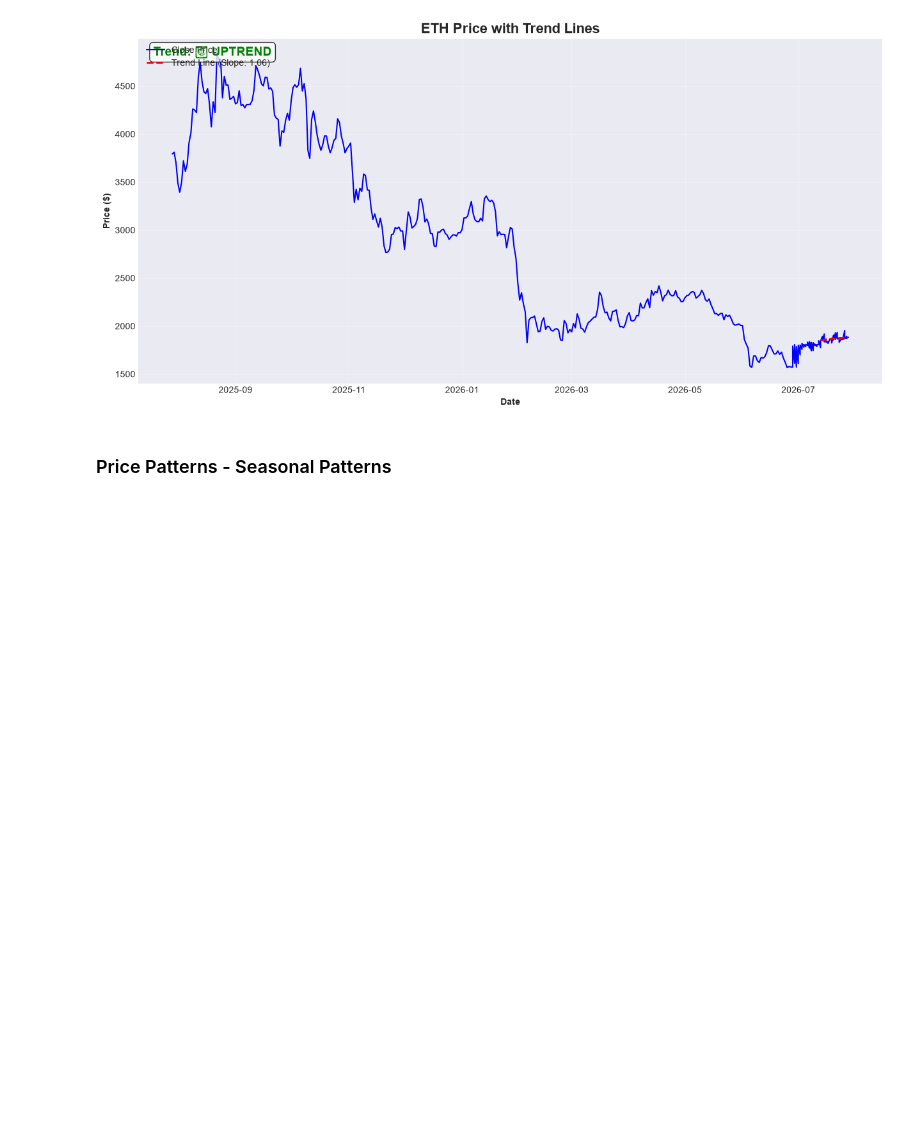
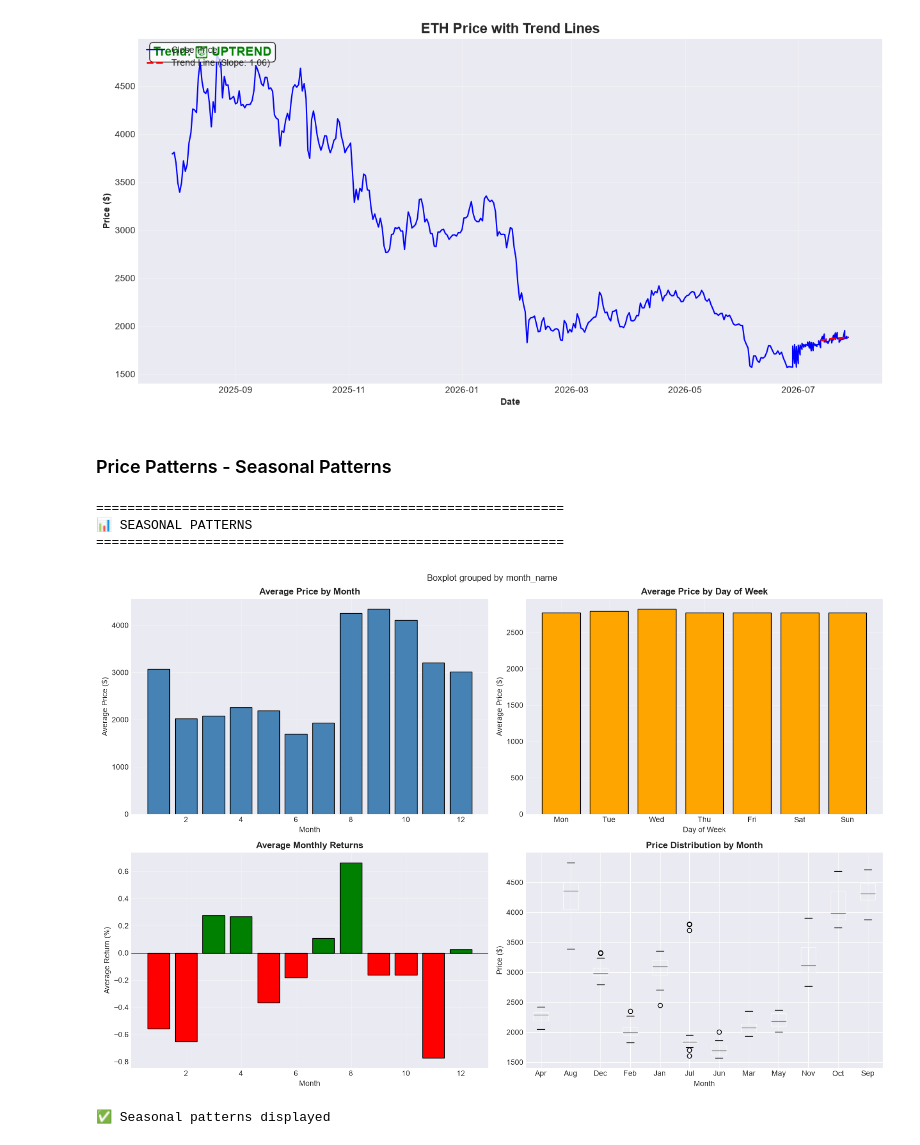
Before and after one commit to sachinchakrawarti/myprojets, a Jupyter notebook: projects/ethereum/manually/server/notebooks/ohlcv/notebooks/02_data_visualization/01_price_patterns.ipynb, the cells around one changed output. Saved outputs shown, nothing was run; the diff lists cells and outputs as text; code cells hidden in the pictures; blank space fills up the shorter version.

```diff
--- a/projects/ethereum/manually/server/notebooks/ohlcv/notebooks/02_data_visualization/01_price_patterns.ipynb
+++ b/projects/ethereum/manually/server/notebooks/ohlcv/notebooks/02_data_visualization/01_price_patterns.ipynb
@@ -312,3 +312,71 @@ NameError: name 'DateFormatter' is not defined
 [figure]
 # %% [markdown]
 ### Price Patterns - Seasonal Patterns
+# %%
+# ====================================================================
+# 📊 SEASONAL PATTERNS
+# ====================================================================
+
+print("=" * 60)
+print("📊 SEASONAL PATTERNS")
+print("=" * 60)
+
+# Create month and day columns
+df_monthly = df.copy()
+df_monthly['month'] = df_monthly.index.month
+df_monthly['day_of_week'] = df_monthly.index.dayofweek
+df_monthly['week'] = df_monthly.index.isocalendar().week
+
+fig, axes = plt.subplots(2, 2, figsize=(15, 10))
+
+# 1. Monthly Average Price
+monthly_avg = df_monthly.groupby('month')[price_col].mean()
+axes[0, 0].bar(monthly_avg.index, monthly_avg.values, color='steelblue', edgecolor='black')
+axes[0, 0].set_title('Average Price by Month', fontweight='bold')
+axes[0, 0].set_xlabel('Month')
+axes[0, 0].set_ylabel('Average Price ($)')
+axes[0, 0].grid(True, alpha=0.3)
+
+# 2. Daily Average Price (Day of Week)
+daily_avg = df_monthly.groupby('day_of_week')[price_col].mean()
+days = ['Mon', 'Tue', 'Wed', 'Thu', 'Fri', 'Sat', 'Sun']
+axes[0, 1].bar(days, daily_avg.values, color='orange', edgecolor='black')
+axes[0, 1].set_title('Average Price by Day of Week', fontweight='bold')
+axes[0, 1].set_xlabel('Day of Week')
+axes[0, 1].set_ylabel('Average Price ($)')
+axes[0, 1].grid(True, alpha=0.3)
+
+# 3. Monthly Returns
+monthly_returns = df_monthly.groupby('month')['returns'].mean() if 'returns' in df_monthly.columns else None
+if monthly_returns is not None:
+    colors = ['green' if x > 0 else 'red' for x in monthly_returns.values]
+    axes[1, 0].bar(monthly_returns.index, monthly_returns.values, color=colors, edgecolor='black')
+    axes[1, 0].axhline(y=0, color='black', linestyle='-', linewidth=0.5)
+    axes[1, 0].set_title('Average Monthly Returns', fontweight='bold')
+    axes[1, 0].set_xlabel('Month')
+    axes[1, 0].set_ylabel('Average Return (%)')
+    axes[1, 0].grid(True, alpha=0.3)
+
+# 4. Boxplot by Month
+if len(df) > 0:
+    df_monthly['month_name'] = df_monthly.index.strftime('%b')
+    month_order = ['Jan', 'Feb', 'Mar', 'Apr', 'May', 'Jun',
+                   'Jul', 'Aug', 'Sep', 'Oct', 'Nov', 'Dec']
+    available_months = [m for m in month_order if m in df_monthly['month_name'].values]
+
+    if available_months:
+        df_monthly.boxplot(column=price_col, by='month_name', ax=axes[1, 1])
+        axes[1, 1].set_title('Price Distribution by Month', fontweight='bold')
+        axes[1, 1].set_xlabel('Month')
+        axes[1, 1].set_ylabel('Price ($)')
+
+plt.tight_layout()
+plt.show()
+
+print("\n✅ Seasonal patterns displayed")
+# %% [output]
+============================================================
+📊 SEASONAL PATTERNS
+============================================================
+[figure, added]
+✅ Seasonal patterns displayed
```
Also changed, not shown: 2 other files.
